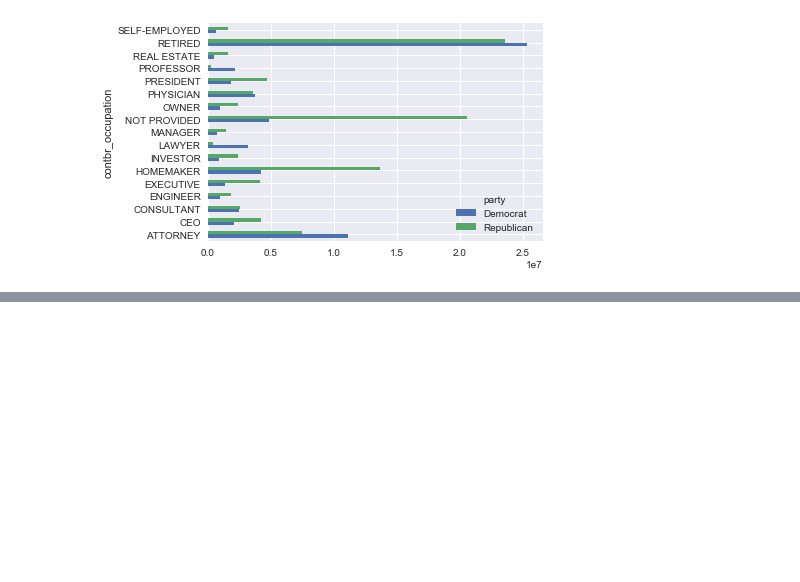
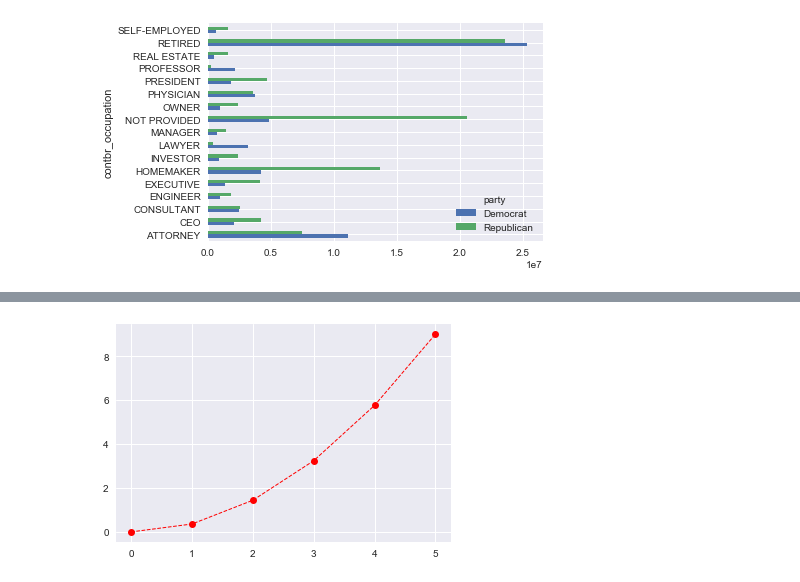
Before and after one commit to sangloo/Data-Science-Learning-Path, a Jupyter notebook: JupyterProjects 'WIP'/Data Analysis v01.ipynb, the cells around one changed output, grey strips where cells are left out. Cells and saved outputs as stored; diff of their text form; code cells hidden in the pictures; blank space fills up the shorter version.

```diff
--- a/JupyterProjects 'WIP'/Data Analysis v01.ipynb
+++ b/JupyterProjects 'WIP'/Data Analysis v01.ipynb
@@ -605,0 +638,6 @@ over_2mm.plot(kind='barh')
+# %%
+#some line properties
+line = plt.plot(y, color='red', linewidth = 1.0, linestyle = '--')
+plt.setp(line, marker = 'o');
+# %% [output]
+[figure, added]
```
Also changed, not shown: parts of 77 cells of this notebook.
